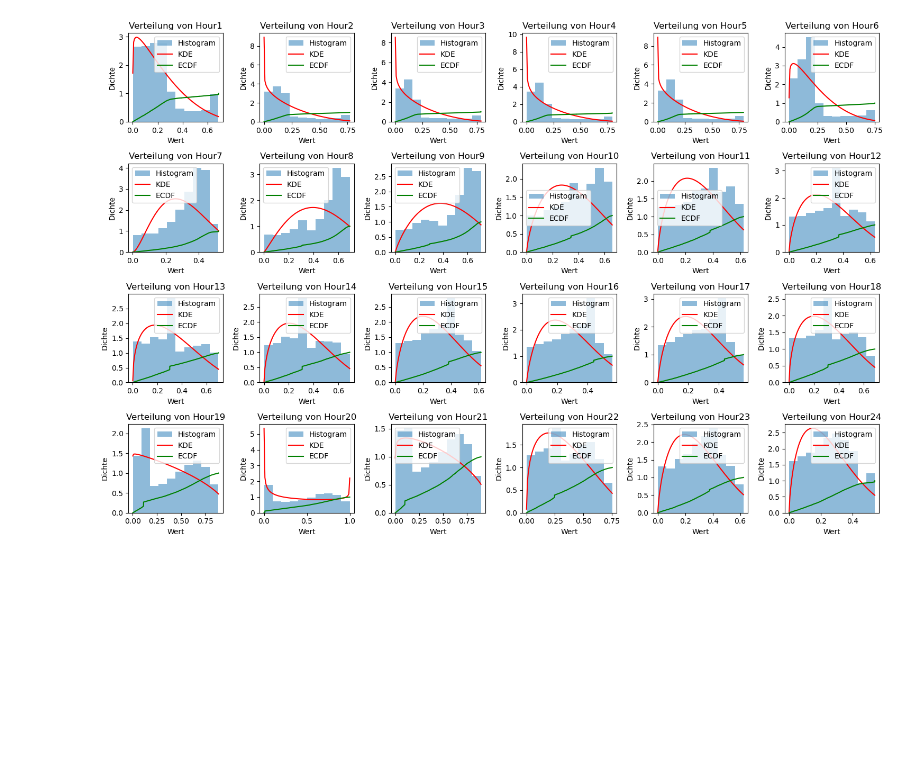
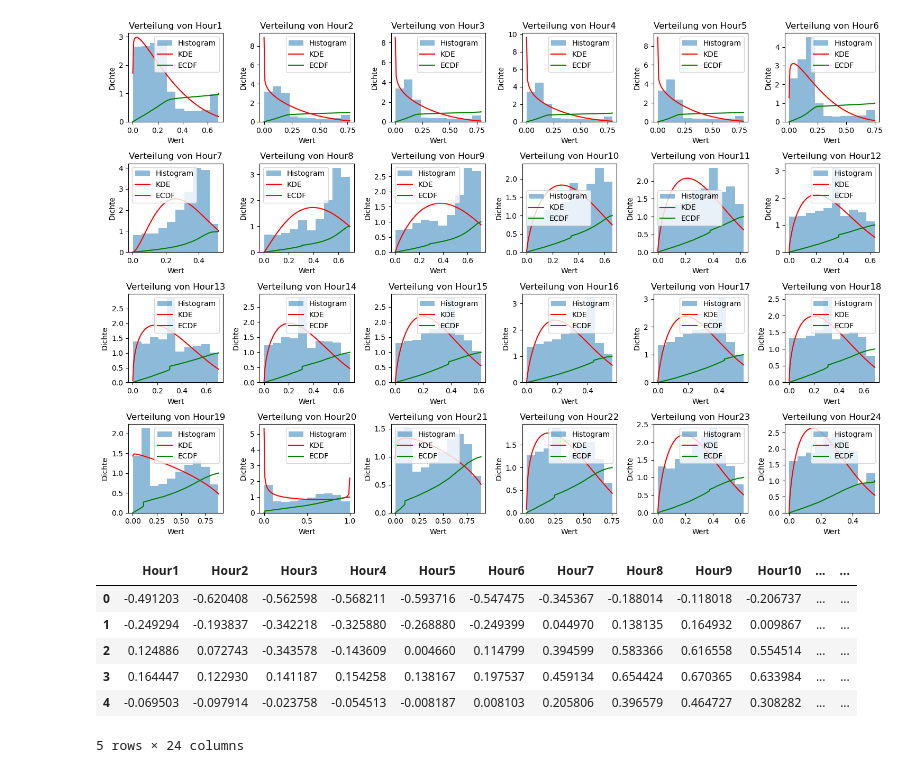
Before and after one commit to BTU-EnerEcon/IDiNA, a Jupyter notebook: Smart_meter_data_sort/Estimate Error Distribution SM data from SLP.ipynb, the cells around one changed output. Saved outputs shown, nothing was run; the diff lists cells and outputs as text; code cells hidden in the pictures; blank space fills up the shorter version.

```diff
--- a/Smart_meter_data_sort/Estimate Error Distribution SM data from SLP.ipynb
+++ b/Smart_meter_data_sort/Estimate Error Distribution SM data from SLP.ipynb
@@ -330,3 +163,29 @@ Mittelwert: 0.2573098660597628
 Standardabweichung: 0.1415882668947656
 Geschätzte Verteilung: Beta-Verteilung mit Parametern a=1.688528937787001, b=5.016443308155205, loc=0, scale=1
 [figure]
+# %%
+#'Beste Verteilung für jede Stunde'
+import numpy as np
+import pandas as pd
+import seaborn as sns
+from fitter import Fitter, get_common_distributions, get_distributions
+
+# Pfad zur Excel-Tabelle
+path = r'C:\Users\Max Bernecker\IDiNA\Smart_meter_data_sort\check.xlsx'
+
+# Namen der Spalten in der Excel-Tabelle, die du lesen möchtest
+columns = ['Hour1','Hour2','Hour3','Hour4','Hour5','Hour6','Hour7','Hour8','Hour9',
+           'Hour10','Hour11','Hour12','Hour13','Hour14','Hour15','Hour16','Hour17',
+           'Hour18','Hour19','Hour20','Hour21','Hour22','Hour23','Hour24']
+
+# DataFrame erstellen
+df = pd.read_excel(path, usecols=columns)
+df.head()
+# %% [output]
+|  | Hour1 | Hour2 | Hour3 | Hour4 | Hour5 | Hour6 | Hour7 | Hour8 | Hour9 | Hour10 | ... | ... |
+| 0 | -0.491203 | -0.620408 | -0.562598 | -0.568211 | -0.593716 | -0.547475 | -0.345367 | -0.188014 | -0.118018 | -0.206737 | ... | ... |
+| 1 | -0.249294 | -0.193837 | -0.342218 | -0.325880 | -0.268880 | -0.249399 | 0.044970 | 0.138135 | 0.164932 | 0.009867 | ... | ... |
+| 2 | 0.124886 | 0.072743 | -0.343578 | -0.143609 | 0.004660 | 0.114799 | 0.394599 | 0.583366 | 0.616558 | 0.554514 | ... | ... |
+| 3 | 0.164447 | 0.122930 | 0.141187 | 0.154258 | 0.138167 | 0.197537 | 0.459134 | 0.654424 | 0.670365 | 0.633984 | ... | ... |
+| 4 | -0.069503 | -0.097914 | -0.023758 | -0.054513 | -0.008187 | 0.008103 | 0.205806 | 0.396579 | 0.464727 | 0.308282 | ... | ... |
+5 rows × 24 columns
```
Also changed, not shown: parts of 6 cells of this notebook.
